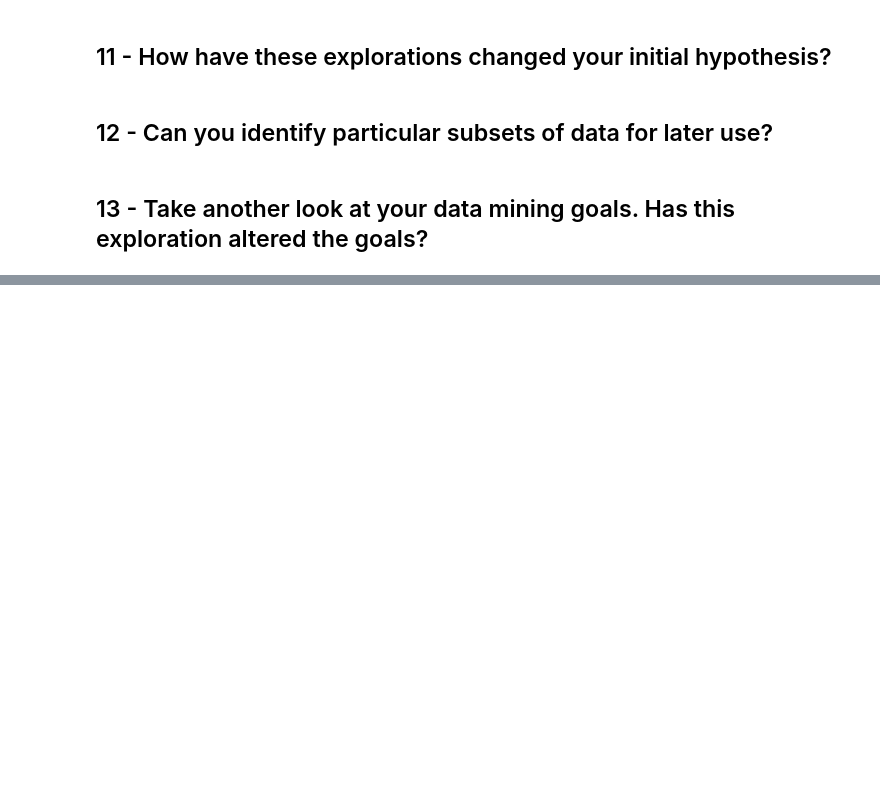
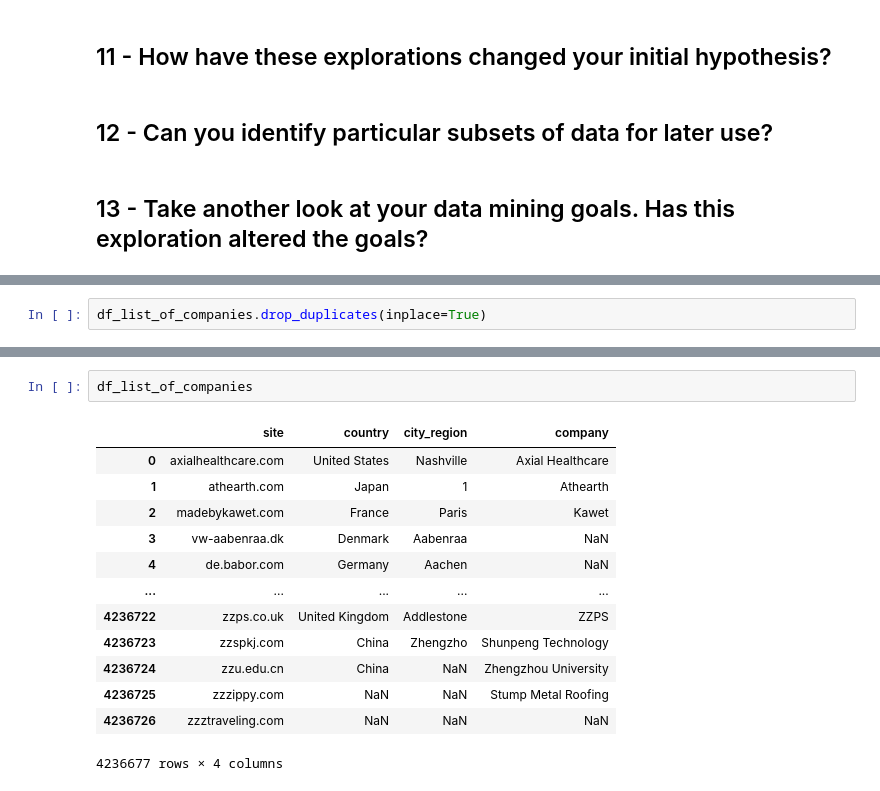
Before and after one commit to tseronni/genome, a Jupyter notebook: notebooks/00_data_understanding.ipynb, the cells around one changed output, grey strips where cells are left out. Saved outputs shown, nothing was run; the diff lists cells and outputs as text; blank space fills up the shorter version.

```diff
--- a/notebooks/00_data_understanding.ipynb
+++ b/notebooks/00_data_understanding.ipynb
@@ -351,0 +363,2 @@ ________________________________________________________________________________
+# %%
+df_list_of_companies.drop_duplicates(inplace=True)
@@ -351,0 +384,16 @@ ________________________________________________________________________________
+# %%
+df_list_of_companies
+# %% [output]
+|  | site | country | city_region | company |
+| 0 | axialhealthcare.com | United States | Nashville | Axial Healthcare |
+| 1 | athearth.com | Japan | 1 | Athearth |
+| 2 | madebykawet.com | France | Paris | Kawet |
+| 3 | vw-aabenraa.dk | Denmark | Aabenraa | NaN |
+| 4 | de.babor.com | Germany | Aachen | NaN |
+| ... | ... | ... | ... | ... |
+| 4236722 | zzps.co.uk | United Kingdom | Addlestone | ZZPS |
+| 4236723 | zzspkj.com | China | Zhengzho | Shunpeng Technology |
+| 4236724 | zzu.edu.cn | China | NaN | Zhengzhou University |
+| 4236725 | zzzippy.com | NaN | NaN | Stump Metal Roofing |
+| 4236726 | zzztraveling.com | NaN | NaN | NaN |
+4236677 rows × 4 columns
```
Also changed, not shown: parts of 14 cells of this notebook.
